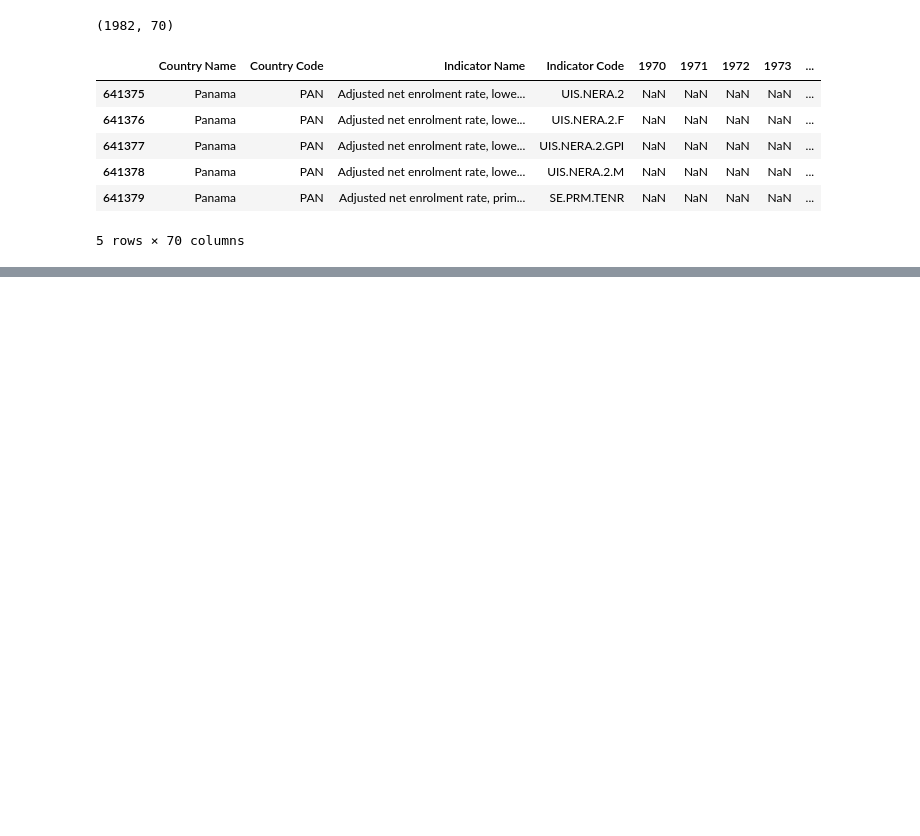
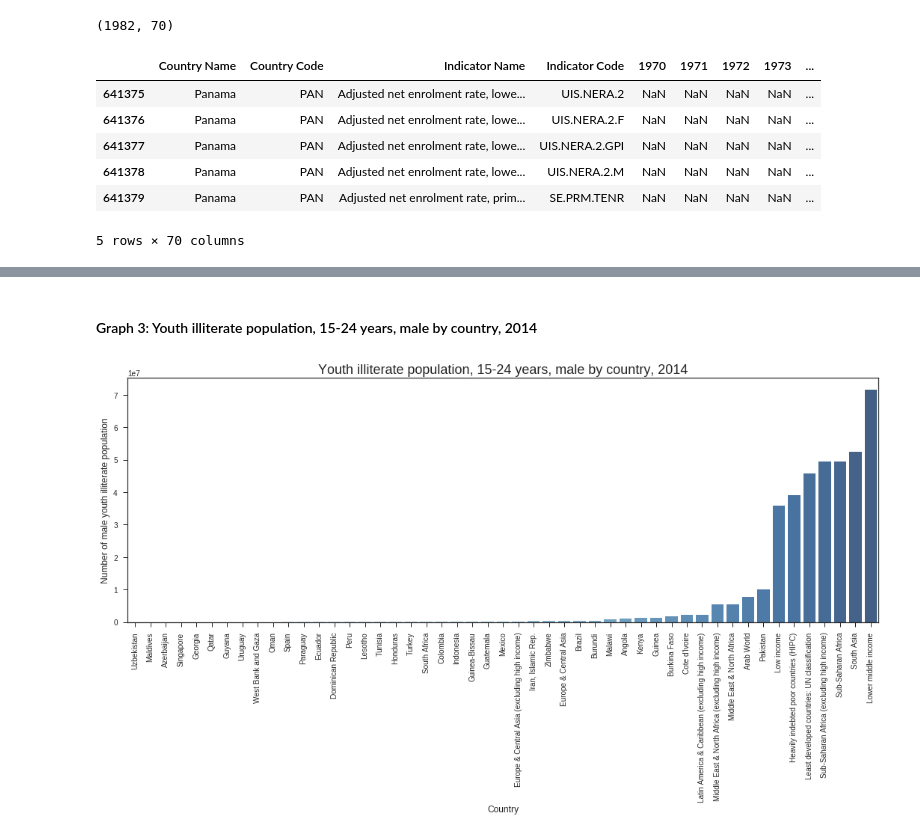
Before and after one commit to maqqa88/challenge2018, a Jupyter notebook: Summer18_Challenge_MaryuriQuintero.ipynb, the cells around one changed output, grey strips where cells are left out. Cells and saved outputs as stored; diff of their text form; code cells hidden in the pictures; blank space fills up the shorter version.

```diff
--- a/Summer18_Challenge_MaryuriQuintero.ipynb
+++ b/Summer18_Challenge_MaryuriQuintero.ipynb
@@ -114,0 +255,22 @@ panama_clean.head()
+# %% [markdown]
+#### Graph 3: Youth illiterate population, 15-24 years, male by country, 2014
+# %%
+color = sns.color_palette()
+#ocurrences
+count = project.loc[:,['Country Name','2014']][project['Indicator Code']=='UIS.LP.AG15T24'].dropna()
+result = count.sort_values(by=['2014'])
+
+#size of the plot
+plt.figure(figsize=(18, 6))
+labels = result['Country Name']
+
+g = sns.barplot(labels, result['2014'], alpha=0.8, palette = 'Blues')   #type of graph that has x-labels, counting values, space bw bars, color number
+g.set_xticklabels(labels, rotation=90)
+
+
+plt.title('Youth illiterate population, 15-24 years, male by country, 2014', fontsize=18)
+plt.ylabel('Number of male youth illiterate population', fontsize=12)    #Label y-axis
+plt.xlabel('Country', fontsize=12)     #Label x-axis
+plt.show()
+# %% [output]
+[figure, added]
```
Also changed, not shown: parts of 37 cells of this notebook.
